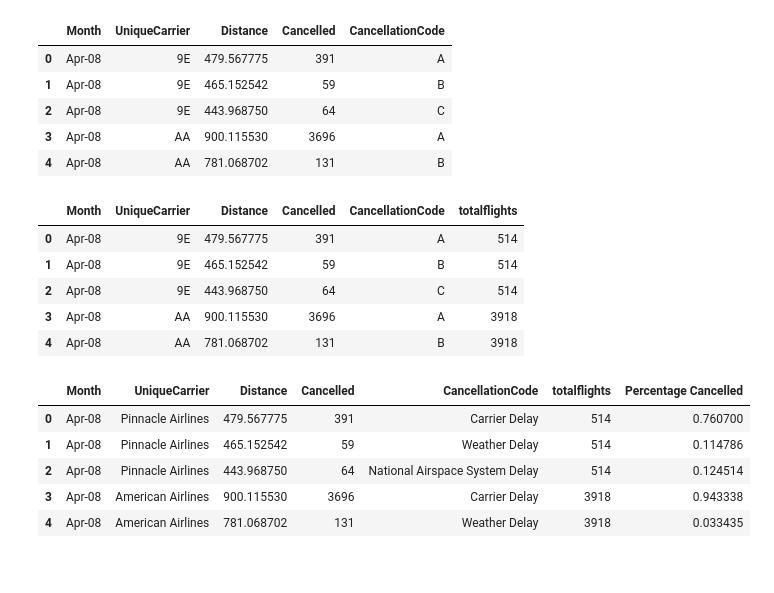
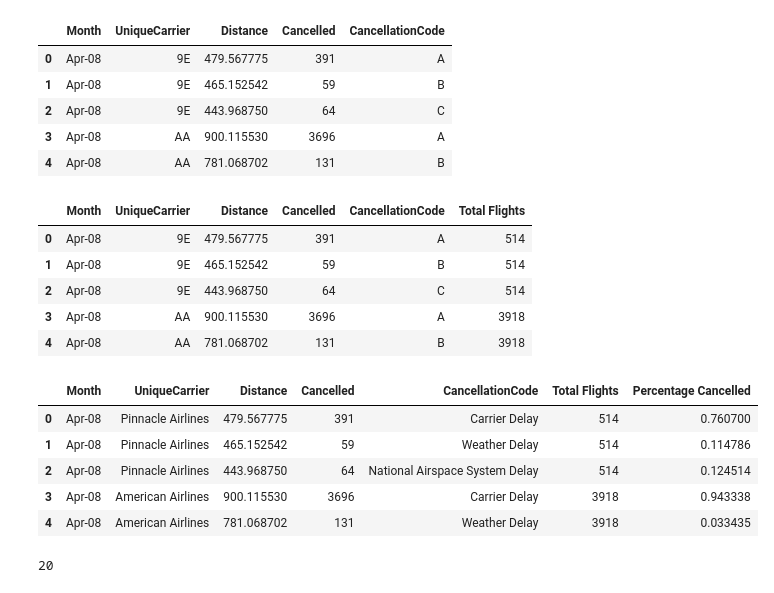
Before and after one commit to ruimaranhao/DataAnalystNanodegree, a Jupyter notebook: P6/processdata.ipynb, the cells around one changed output. Cells and saved outputs as stored; diff of their text form; code cells hidden in the pictures.

```diff
--- a/P6/processdata.ipynb
+++ b/P6/processdata.ipynb
@@ -216,7 +216,7 @@ c.head()
 | 403886 | Jan-08 | MQ | 473 | 1 | C |
 # %%
 dow_sql = """
-    select Month, UniqueCarrier, COUNT(*) as totalflights
+    select Month, UniqueCarrier, COUNT(*) as "Total Flights"
     from c
     group by Month, UniqueCarrier
     """
@@ -257,7 +257,7 @@ d.head()
 d = d.merge(t, on=['Month','UniqueCarrier'])
 d.head()
 # %% [output]
-|  | Month | UniqueCarrier | Distance | Cancelled | CancellationCode | totalflights |
+|  | Month | UniqueCarrier | Distance | Cancelled | CancellationCode | Total Flights |
 | 0 | Apr-08 | 9E | 479.567775 | 391 | A | 514 |
 | 1 | Apr-08 | 9E | 465.152542 | 59 | B | 514 |
 | 2 | Apr-08 | 9E | 443.968750 | 64 | C | 514 |
@@ -266,18 +266,18 @@ d.head()
 # %%
 d['CancellationCode'] = d['CancellationCode'].apply(lambda x: "Carrier Delay" if x == 'A' else x)
 d['CancellationCode'] = d['CancellationCode'].apply(lambda x: "Weather Delay" if x == 'B' else x)
 d['CancellationCode'] = d['CancellationCode'].apply(lambda x: "National Airspace System Delay" if x == 'C' else x)
 d['CancellationCode'] = d['CancellationCode'].apply(lambda x: "Security Delay" if x == 'D' else x)
 
 dic = dfa[['code', 'flight']].set_index('code').to_dict()
 d['UniqueCarrier'] = d['UniqueCarrier'].apply(lambda x: dic['flight'][x])
 
-d['Percentage Cancelled'] = d['Cancelled'] / d['totalflights']
+d['Percentage Cancelled'] = d['Cancelled'] / d['Total Flights']
 
 #A = carrier, B = weather, C = NAS, D = security
 d.head()
 # %% [output]
-|  | Month | UniqueCarrier | Distance | Cancelled | CancellationCode | totalflights | Percentage Cancelled |
+|  | Month | UniqueCarrier | Distance | Cancelled | CancellationCode | Total Flights | Percentage Cancelled |
 | 0 | Apr-08 | Pinnacle Airlines | 479.567775 | 391 | Carrier Delay | 514 | 0.760700 |
 | 1 | Apr-08 | Pinnacle Airlines | 465.152542 | 59 | Weather Delay | 514 | 0.114786 |
 | 2 | Apr-08 | Pinnacle Airlines | 443.968750 | 64 | National Airspace System Delay | 514 | 0.124514 |
@@ -285,3 +285,7 @@ d.head()
 | 4 | Apr-08 | American Airlines | 781.068702 | 131 | Weather Delay | 3918 | 0.033435 |
 # %%
 d.to_csv('data/2008cancelled.csv')
+# %%
+len(d['UniqueCarrier'].unique())
+# %% [output]
+20
```
Also changed, not shown: parts of 1 cell of this notebook, 2 other files.
